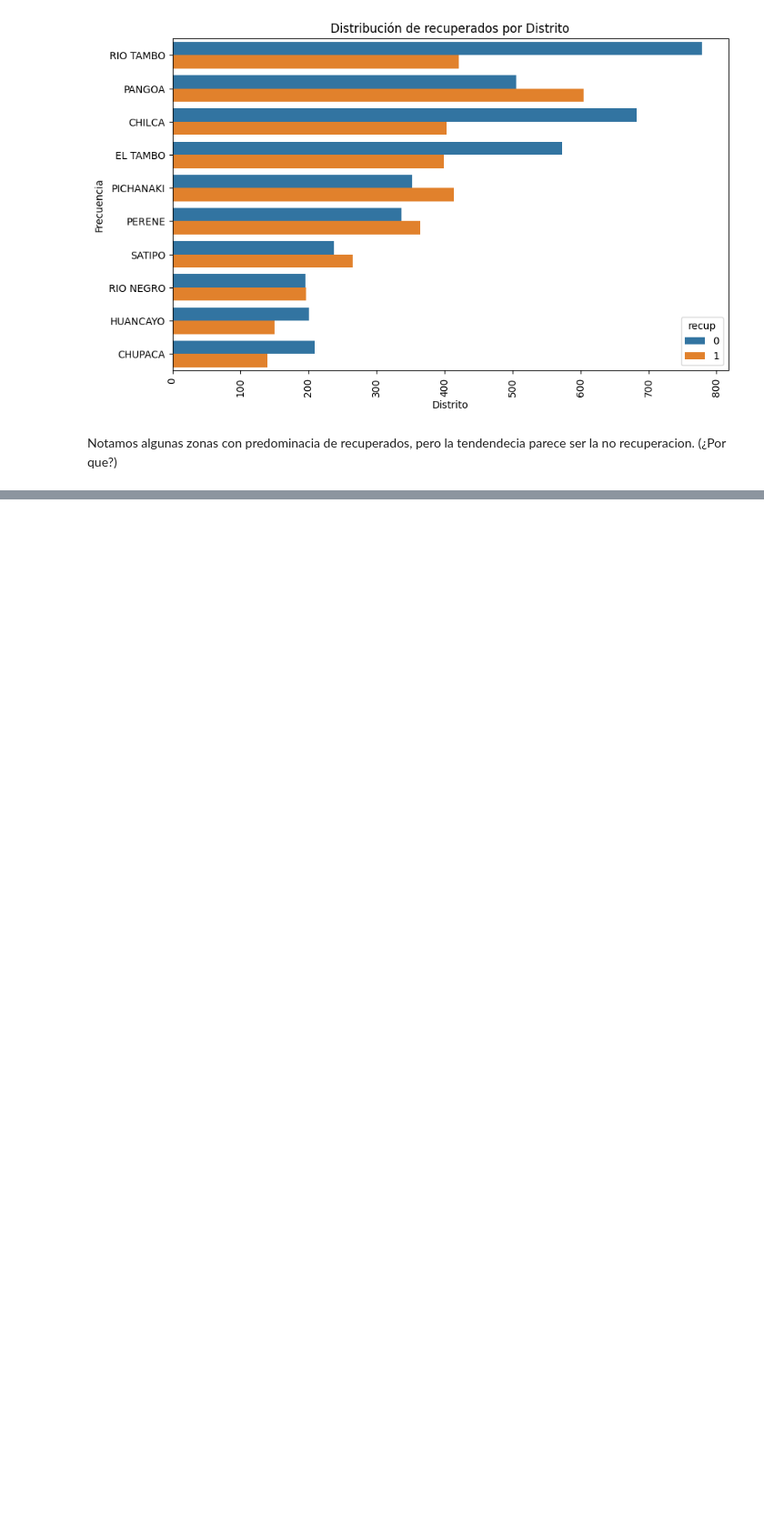
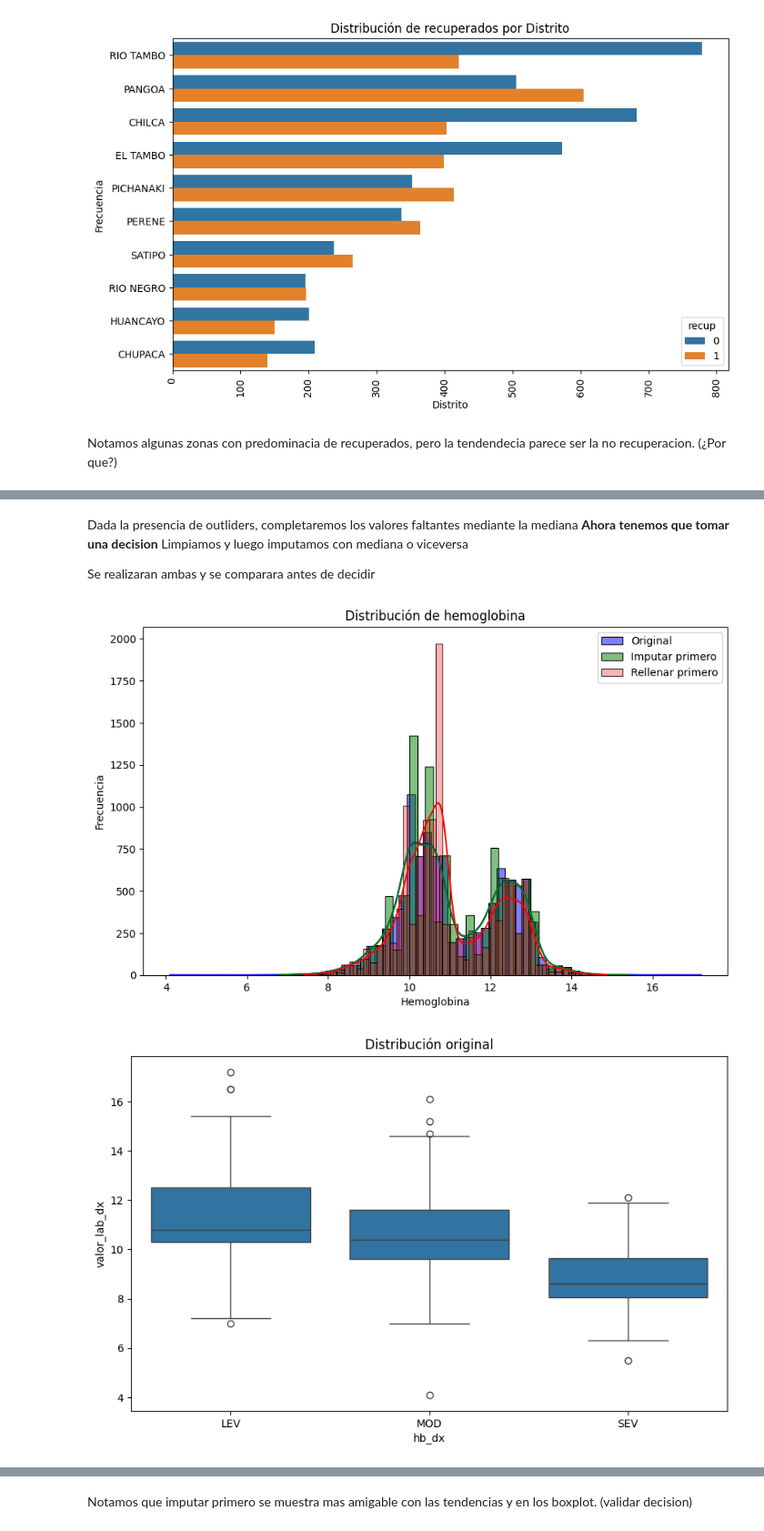
Before and after one commit to R0SEWT/HbJunin, a Jupyter notebook: code/Preprocesamiento.ipynb, the cells around one changed output, grey strips where cells are left out. Shown at 91% size. Cells and saved outputs as stored; diff of their text form; code cells hidden in the pictures; blank space fills up the shorter version.

```diff
--- a/code/Preprocesamiento.ipynb
+++ b/code/Preprocesamiento.ipynb
@@ -655,0 +314,52 @@ df.to_csv('../datasets/Niños_menores_de_36_meses_con_dx_de_anemia_en_la_Región
+# %% [markdown]
+Dada la presencia de outliders, completaremos los valores faltantes mediante la mediana
+**Ahora tenemos que tomar una decision**
+Limpiamos y luego imputamos con mediana o viceversa
+
+Se realizaran ambas y se comparara antes de decidir
+# %%
+def remove_outliers_IQR(df, column): # fuera del bigote del boxplot
+    Q1 = df[column].quantile(0.25)
+    Q3 = df[column].quantile(0.75)
+    IQR = Q3 - Q1
+    lower_bound = Q1 - 1.5 * IQR
+    upper_bound = Q3 + 1.5 * IQR
+    return df[(df[column] >= lower_bound) & (df[column] <= upper_bound)]
+
+df_fill_first = df.copy()
+df_imput_first = df.copy()
+
+# llenar los valores de hemoglobina con la mediana de la prueba diagnostica
+df_fill_first['hb_dx'] = df_fill_first.groupby('valor_lab_dx')['hb_dx'].transform(lambda x: x.fillna(x.median()))
+df_fill_first = remove_outliers_IQR(df_fill_first, 'hb_dx')
+
+# llenar los valores de hemoglobina con la mediana de la prueba diagnostica
+df_imput_first = remove_outliers_IQR(df_imput_first, 'hb_dx')
+df_imput_first['hb_dx'] = df_imput_first.groupby('valor_lab_dx')['hb_dx'].transform(lambda x: x.fillna(x.median()))
+
+# comparar los resultados
+
+plt.figure(figsize=(10, 6))
+sns.histplot(df['hb_dx'], kde=True, color='blue', label='Original')
+sns.histplot(df_imput_first['hb_dx'], kde=True, color='green', label='Imputar primero', alpha=0.5)
+sns.histplot(df_fill_first['hb_dx'], kde=True, color='red', label='Rellenar primero', alpha=0.3)
+plt.title('Distribución de hemoglobina')
+plt.xlabel('Hemoglobina')
+plt.ylabel('Frecuencia')
+plt.legend()
+plt.show()
+
+def show_dbp(df, col, met):
+    plt.figure(figsize=(10, 6))
+    sns.boxplot(x='valor_lab_dx', y=col, data=df, order=['LEV','MOD','SEV'])
+    plt.title(f'Distribución {met}')
+    plt.xlabel(col)
+    plt.ylabel('valor_lab_dx')
+    plt.show()
+
+show_dbp(df, 'hb_dx', 'original')
+show_dbp(df_fill_first, 'hb_dx', 'rellenar primero')
+show_dbp(df_imput_first, 'hb_dx', 'imputar primero')
+# %% [output]
+[figure, added]
+[figure, added]
@@ -655,0 +368,2 @@ df.to_csv('../datasets/Niños_menores_de_36_meses_con_dx_de_anemia_en_la_Región
+# %% [markdown]
+Notamos que imputar primero se muestra mas amigable con las tendencias y en los boxplot. (validar decision)
```
Also changed, not shown: parts of 77 cells of this notebook, 4 other files.
